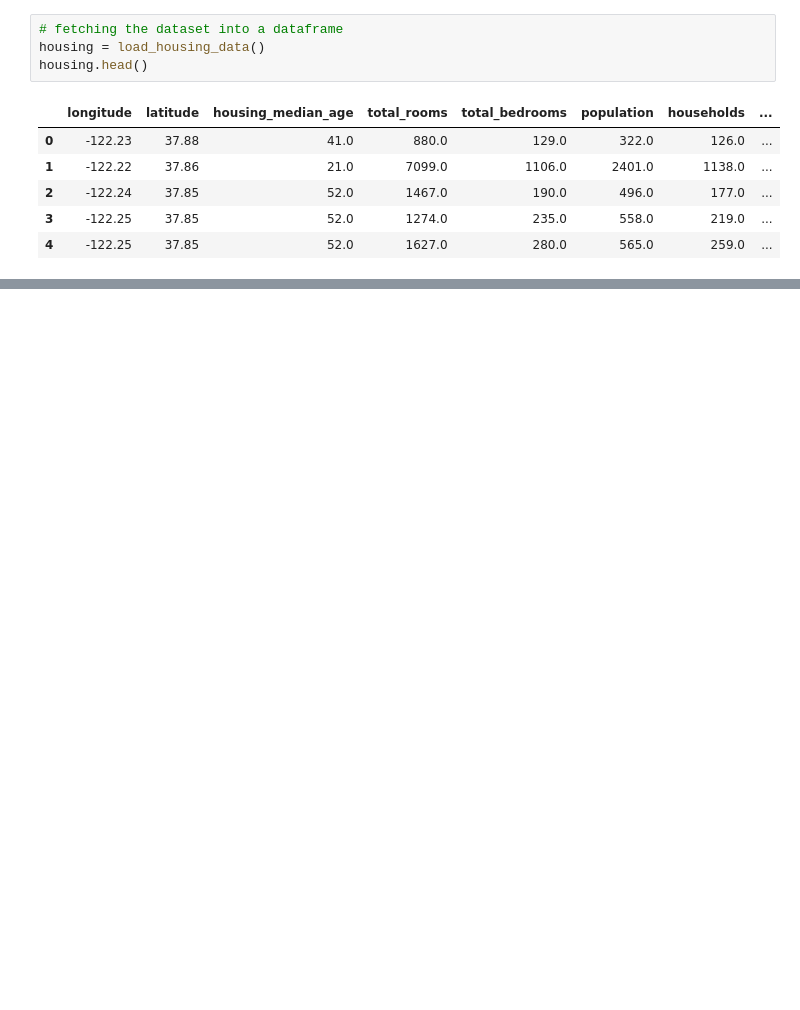
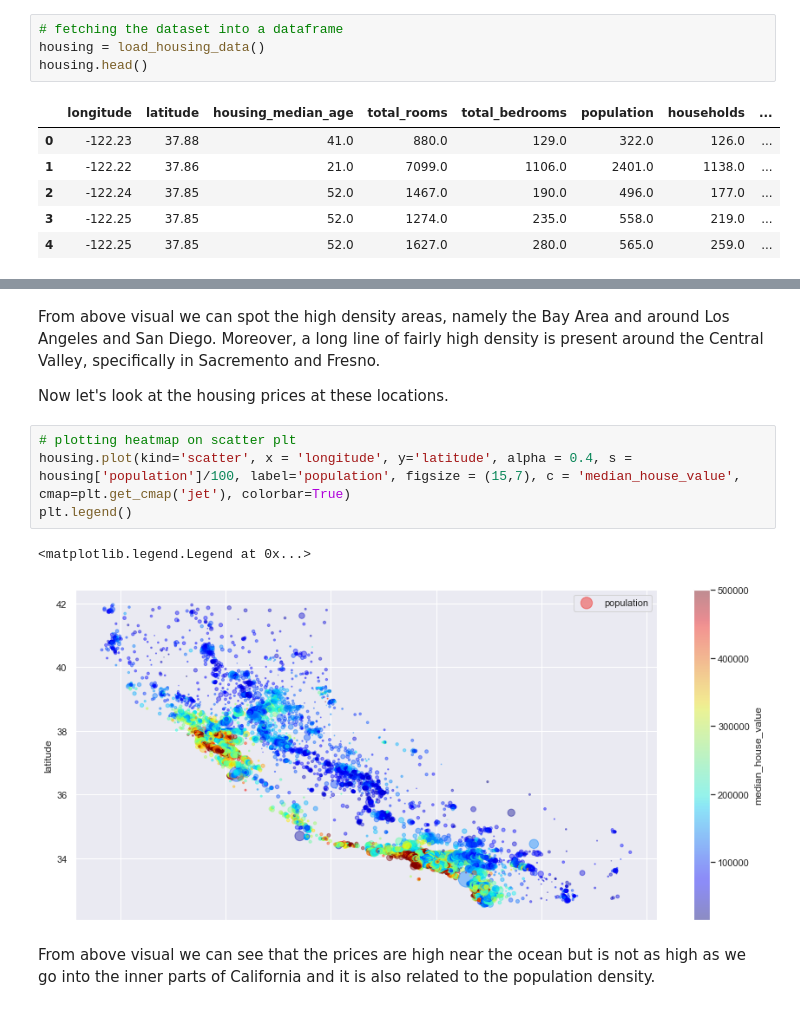
Before and after one commit to pragyy/Data-Science-Coding-Interview-Prep, a Jupyter notebook: Hands-On Machine Learning/02_housing_data_analysis.ipynb, the cells around one changed output, grey strips where cells are left out. Saved outputs shown, nothing was run; the diff lists cells and outputs as text; blank space fills up the shorter version.

```diff
--- a/Hands-On Machine Learning/02_housing_data_analysis.ipynb
+++ b/Hands-On Machine Learning/02_housing_data_analysis.ipynb
@@ -53,0 +144,13 @@ NameError: name 'housing' is not defined
+# %% [markdown]
+From above visual we can spot the high density areas, namely the Bay Area and around Los Angeles and San Diego. Moreover, a long line of fairly high density is present around the Central Valley, specifically in Sacremento and Fresno.
+
+Now let's look at the housing prices at these locations.
+# %%
+# plotting heatmap on scatter plt
+housing.plot(kind='scatter', x = 'longitude', y='latitude', alpha = 0.4, s = housing['population']/100, label='population', figsize = (15,7), c = 'median_house_value', cmap=plt.get_cmap('jet'), colorbar=True)
+plt.legend()
+# %% [output]
+<matplotlib.legend.Legend at 0x...>
+[figure, added]
+# %% [markdown]
+From above visual we  can see that the prices are high near the ocean but is not as high as we go into the inner parts of California and it is also related to the population density.
```
Also changed, not shown: parts of 20 cells of this notebook.
